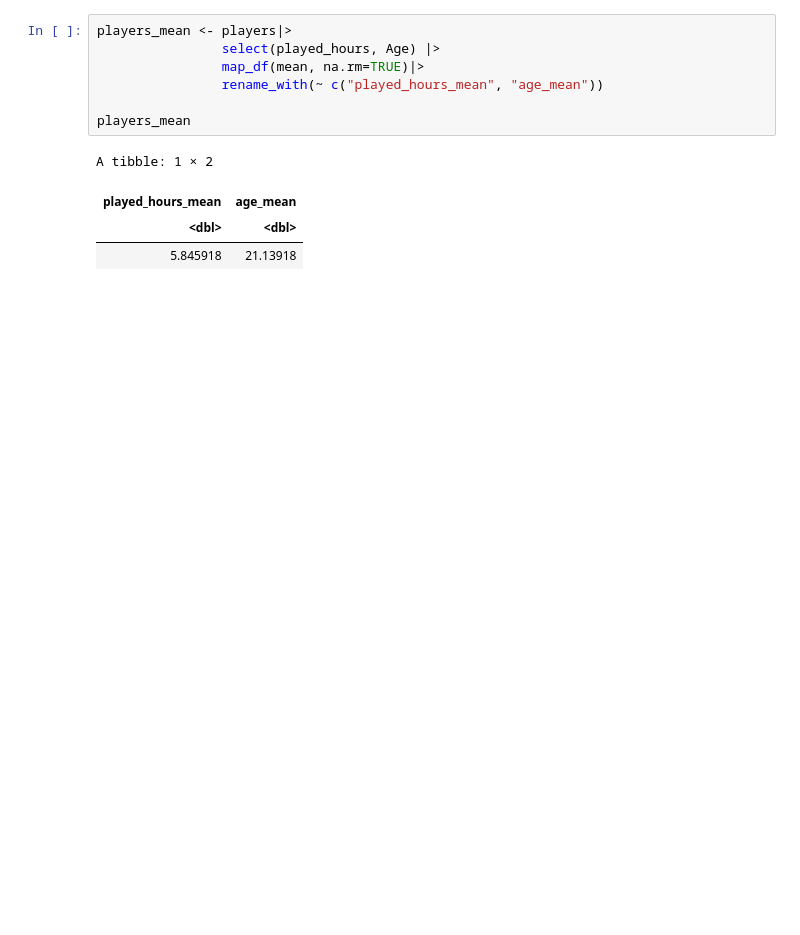
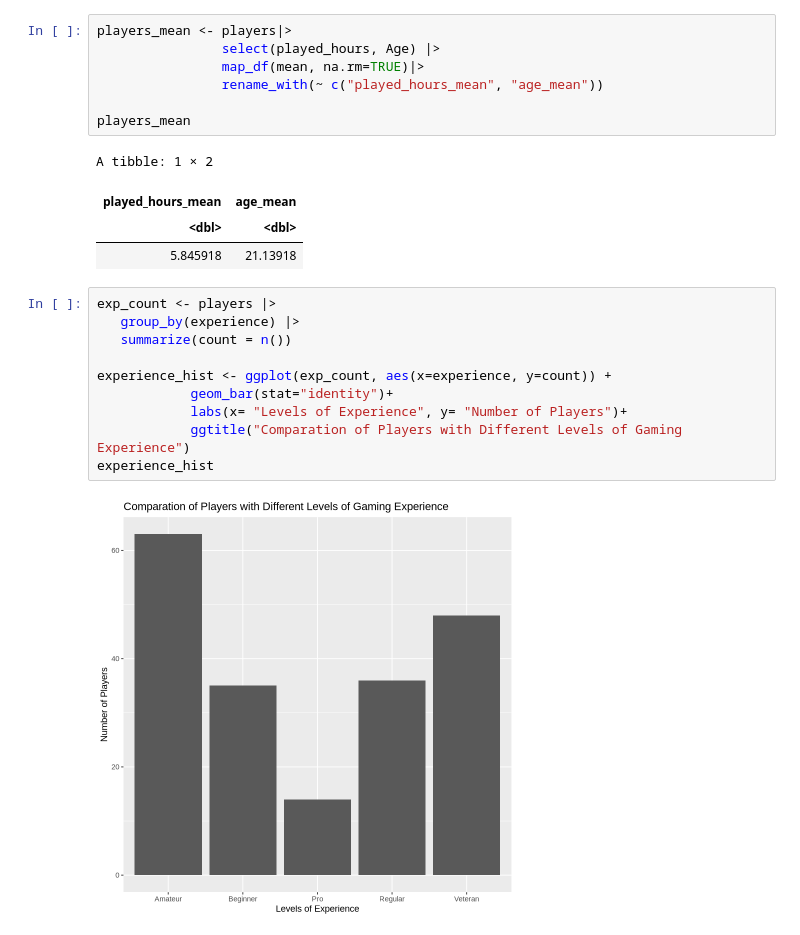
Before and after one commit to albertmelky/dsci100_project_individual, a Jupyter notebook: Individual_Albert.ipynb, the cells around one changed output. Drawn from its saved outputs; the diff is of its cells as text; blank space fills up the shorter version.

Commit message:
Commit 2
Added two visualizations

```diff
--- a/Individual_Albert.ipynb
+++ b/Individual_Albert.ipynb
@@ -115,3 +142,15 @@ A tibble: 1 × 2
 | played_hours_mean | age_mean |
 | <dbl> | <dbl> |
 | 5.845918 | 21.13918 |
+# %%
+exp_count <- players |>
+   group_by(experience) |>
+   summarize(count = n())
+
+experience_hist <- ggplot(exp_count, aes(x=experience, y=count)) +
+            geom_bar(stat="identity")+
+            labs(x= "Levels of Experience", y= "Number of Players")+
+            ggtitle("Comparation of Players with Different Levels of Gaming Experience")
+experience_hist
+# %% [output]
+[figure, added]
```
Also changed, not shown: parts of 2 cells of this notebook.
